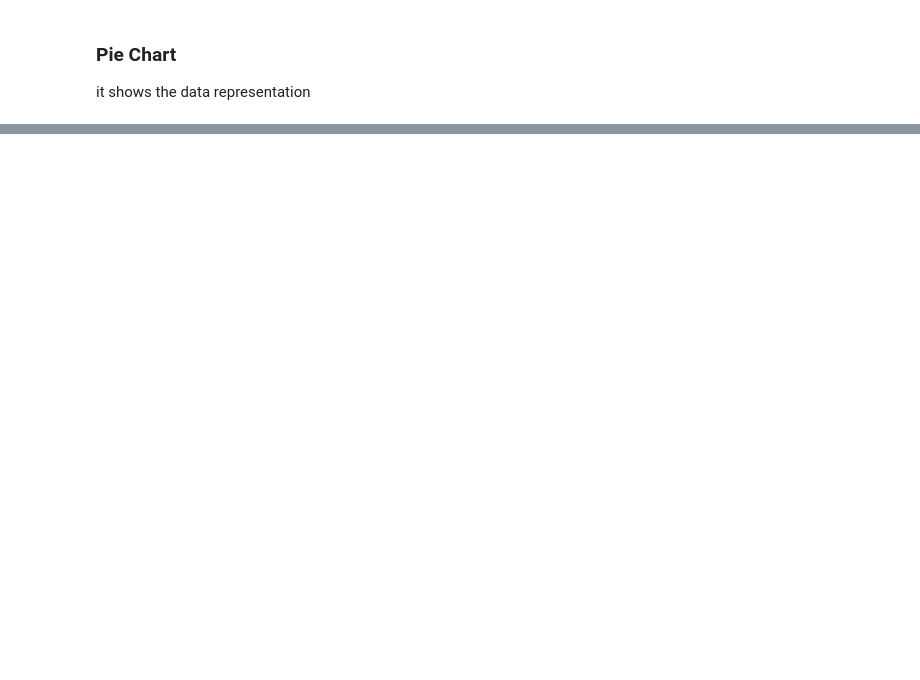
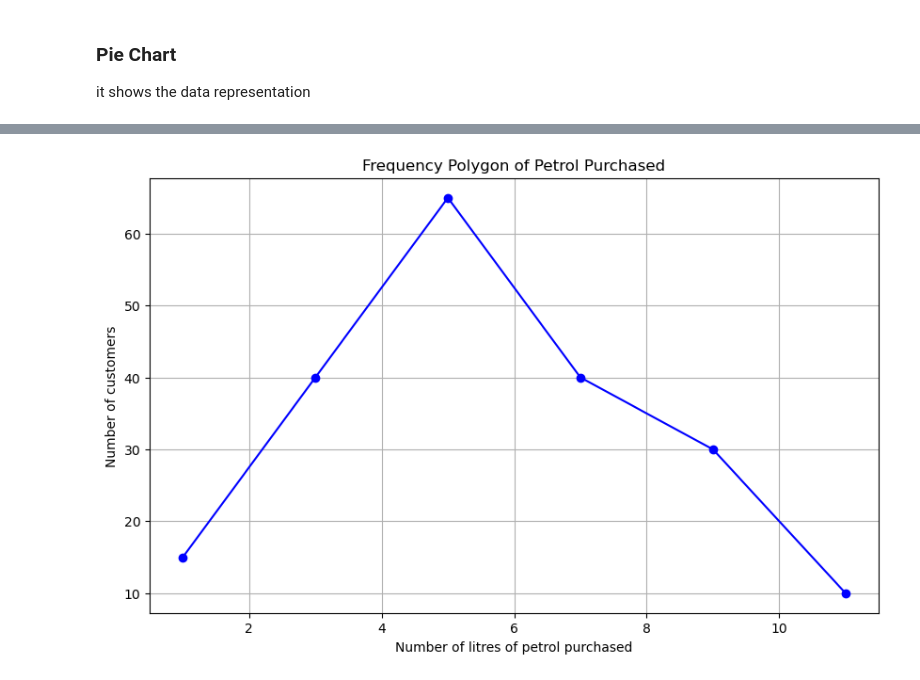
Before and after one commit to adeline-pepela/Fundamental-of-Statistics, a Jupyter notebook: activity1.1.ipynb, the cells around one changed output, grey strips where cells are left out. Cells and saved outputs as stored; diff of their text form; code cells hidden in the pictures; blank space fills up the shorter version.

Commit message:
Frequency polygon

```diff
--- a/activity1.1.ipynb
+++ b/activity1.1.ipynb
@@ -35,0 +31,17 @@ ValueError: 'label' must be of length 'x'
+# %%
+import numpy as np
+
+# Midpoints for frequency polygon
+midpoints = [1, 3, 5, 7, 9, 11]
+customers = [15, 40, 65, 40, 30, 10]
+
+# Plotting Frequency Polygon
+plt.figure(figsize=(10, 6))
+plt.plot(midpoints, customers, marker='o', linestyle='-', color='b')
+plt.title('Frequency Polygon of Petrol Purchased')
+plt.xlabel('Number of litres of petrol purchased')
+plt.ylabel('Number of customers')
+plt.grid(True)
+plt.show()
+# %% [output]
+[figure, added]
```
Also changed, not shown: parts of 3 cells of this notebook.
